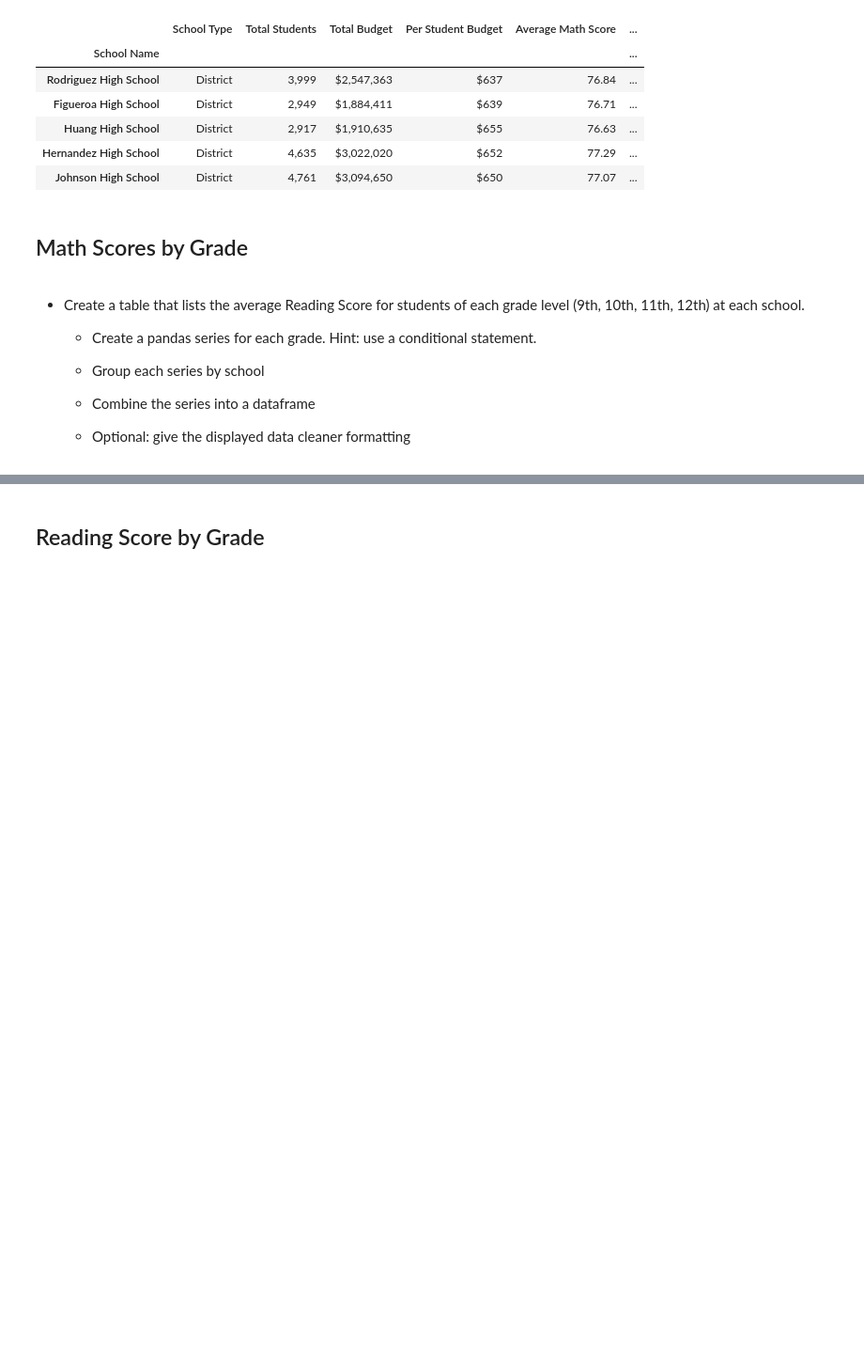
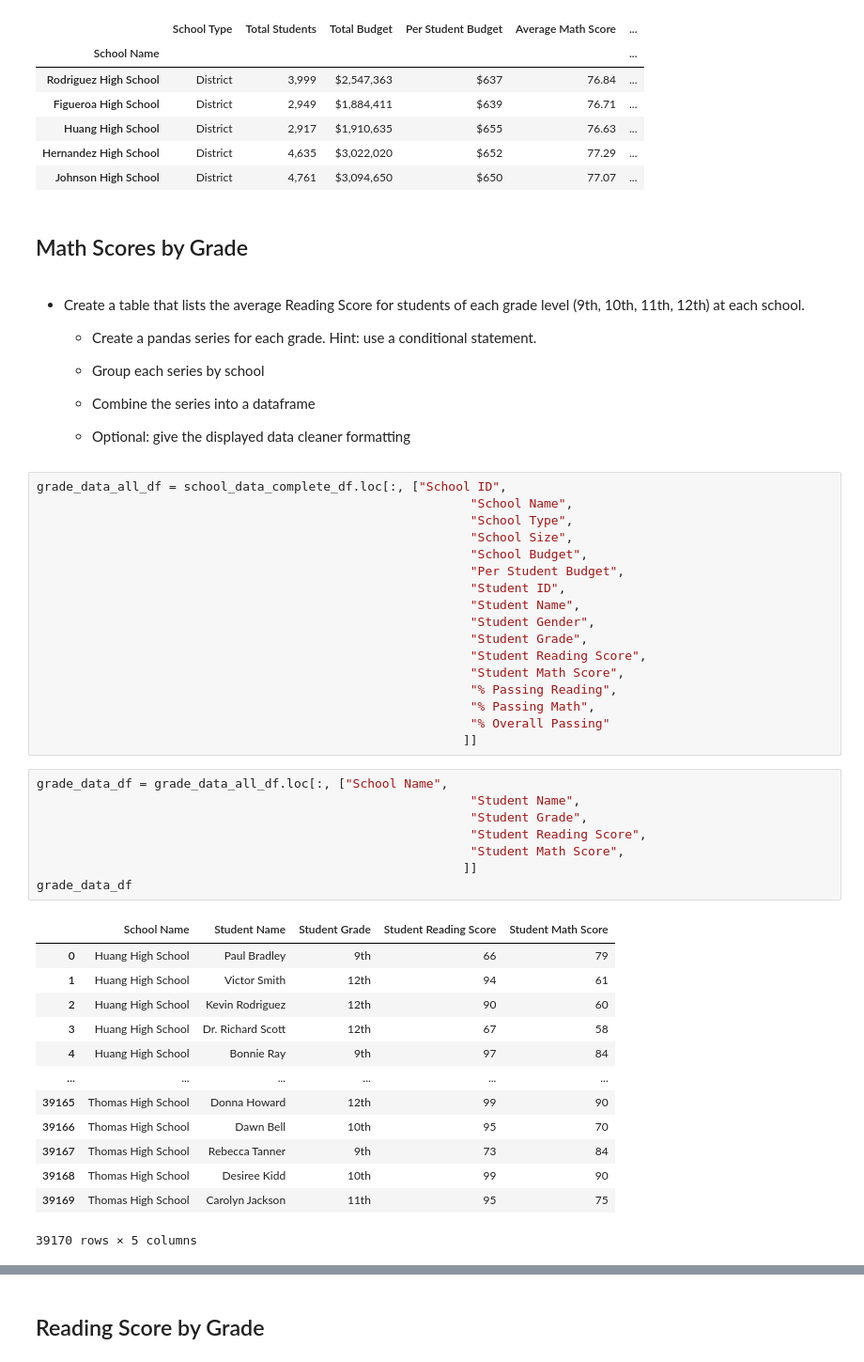
Before and after one commit to klharp/Pandas-PyCitySchools, a Jupyter notebook: PyCitySchools/PyCitySchools.ipynb, the cells around one changed output, grey strips where cells are left out. Shown at 94% size. Saved outputs shown, nothing was run; the diff lists cells and outputs as text; blank space fills up the shorter version.

```diff
--- a/PyCitySchools/PyCitySchools.ipynb
+++ b/PyCitySchools/PyCitySchools.ipynb
@@ -351,3 +346,42 @@ school_data_summary_sort2_df.head(5)
   * Combine the series into a dataframe
 
   * Optional: give the displayed data cleaner formatting
+# %%
+grade_data_all_df = school_data_complete_df.loc[:, ["School ID",
+                                                           "School Name",
+                                                           "School Type",
+                                                           "School Size",
+                                                           "School Budget",
+                                                           "Per Student Budget",
+                                                           "Student ID",
+                                                           "Student Name",
+                                                           "Student Gender",
+                                                           "Student Grade",
+                                                           "Student Reading Score",
+                                                           "Student Math Score",
+                                                           "% Passing Reading",
+                                                           "% Passing Math",
+                                                           "% Overall Passing"
+                                                          ]]
+# %%
+grade_data_df = grade_data_all_df.loc[:, ["School Name",
+                                                           "Student Name",
+                                                           "Student Grade",
+                                                           "Student Reading Score",
+                                                           "Student Math Score",
+                                                          ]]
+grade_data_df
+# %% [output]
+|  | School Name | Student Name | Student Grade | Student Reading Score | Student Math Score |
+| 0 | Huang High School | Paul Bradley | 9th | 66 | 79 |
+| 1 | Huang High School | Victor Smith | 12th | 94 | 61 |
+| 2 | Huang High School | Kevin Rodriguez | 12th | 90 | 60 |
+| 3 | Huang High School | Dr. Richard Scott | 12th | 67 | 58 |
+| 4 | Huang High School | Bonnie Ray | 9th | 97 | 84 |
+| ... | ... | ... | ... | ... | ... |
+| 39165 | Thomas High School | Donna Howard | 12th | 99 | 90 |
+| 39166 | Thomas High School | Dawn Bell | 10th | 95 | 70 |
+| 39167 | Thomas High School | Rebecca Tanner | 9th | 73 | 84 |
+| 39168 | Thomas High School | Desiree Kidd | 10th | 99 | 90 |
+| 39169 | Thomas High School | Carolyn Jackson | 11th | 95 | 75 |
+39170 rows × 5 columns
```
Also changed, not shown: parts of 15 cells of this notebook.
